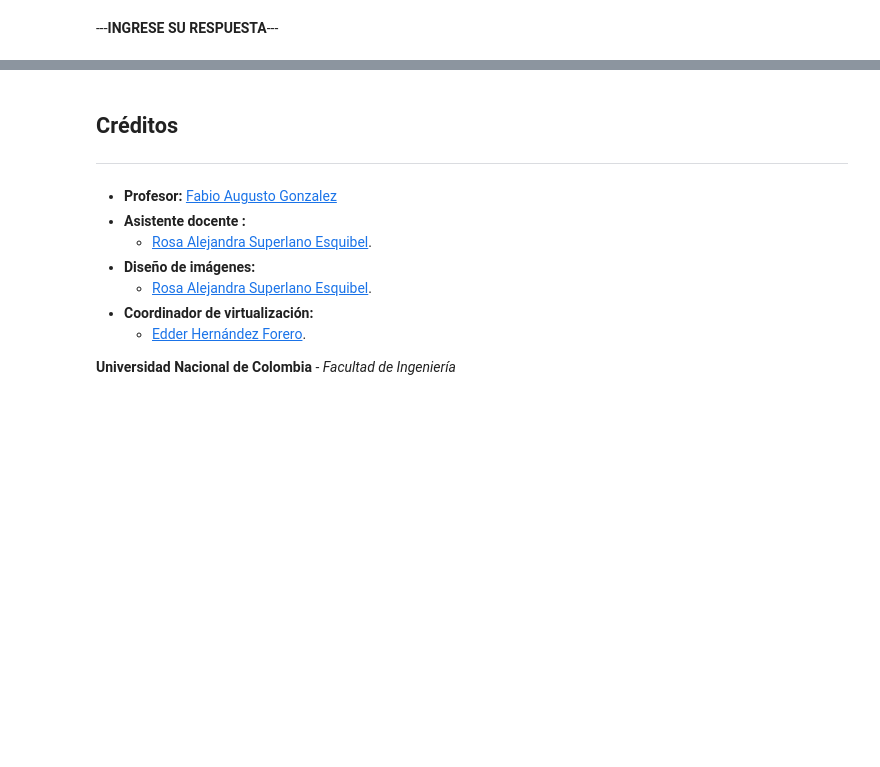
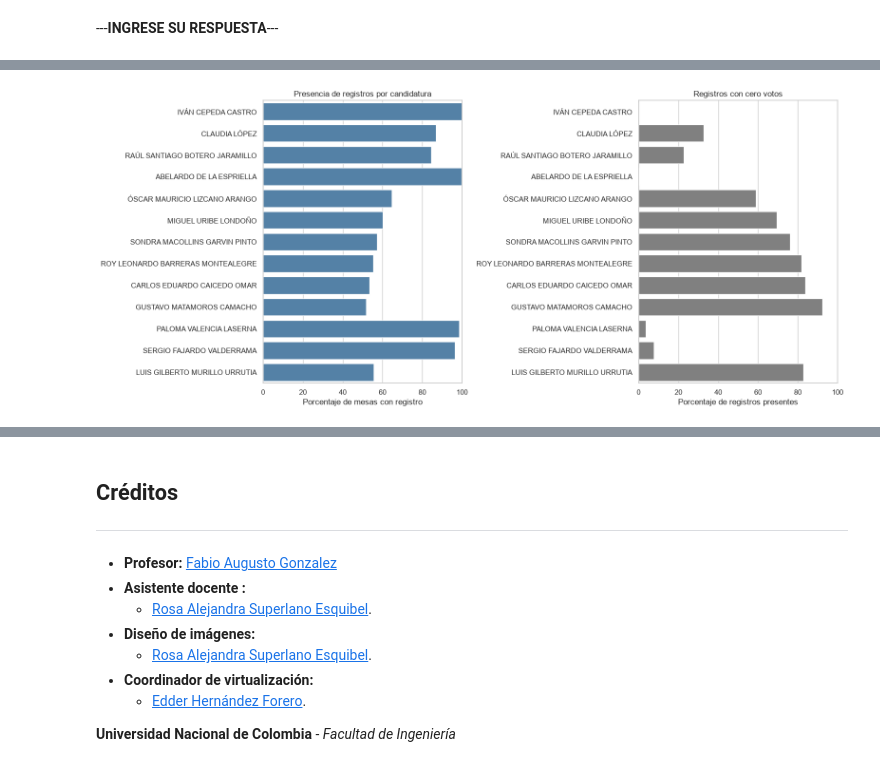
Before and after one commit to byepesg/ml-final-project, a Jupyter notebook: notebooks/02_data_understanding/Copy_of_M2U3_fase_2_Entendimiento_de_los_datos.ipynb, the cells around one changed output, grey strips where cells are left out. Saved outputs shown, nothing was run; the diff lists cells and outputs as text; code cells hidden in the pictures; blank space fills up the shorter version.

```diff
--- a/notebooks/02_data_understanding/Copy_of_M2U3_fase_2_Entendimiento_de_los_datos.ipynb
+++ b/notebooks/02_data_understanding/Copy_of_M2U3_fase_2_Entendimiento_de_los_datos.ipynb
@@ -57,0 +2076,47 @@ Normalmente en el análisis exploratorio, se trata de dar respuesta a los siguie
+# %%
+total_mesas = 122020
+
+grafico_candidaturas = resumen_candidaturas.copy()
+
+grafico_candidaturas["porcentaje_presencia"] = (
+    grafico_candidaturas["registros"]
+    / total_mesas * 100
+)
+
+grafico_candidaturas = (
+    grafico_candidaturas
+    .sort_values("candidato")
+)
+
+fig, axes = plt.subplots(1, 2, figsize=(16, 7))
+
+sns.barplot(
+    data=grafico_candidaturas,
+    x="porcentaje_presencia",
+    y="nombre_completo",
+    ax=axes[0],
+    color="steelblue"
+)
+
+axes[0].set_title("Presencia de registros por candidatura")
+axes[0].set_xlabel("Porcentaje de mesas con registro")
+axes[0].set_ylabel("")
+axes[0].set_xlim(0, 100)
+
+sns.barplot(
+    data=grafico_candidaturas,
+    x="porcentaje_ceros",
+    y="nombre_completo",
+    ax=axes[1],
+    color="gray"
+)
+
+axes[1].set_title("Registros con cero votos")
+axes[1].set_xlabel("Porcentaje de registros presentes")
+axes[1].set_ylabel("")
+axes[1].set_xlim(0, 100)
+
+plt.tight_layout()
+plt.show()
+# %% [output]
+[figure, added]
```
Also changed, not shown: parts of 75 cells of this notebook, 1 other file.
